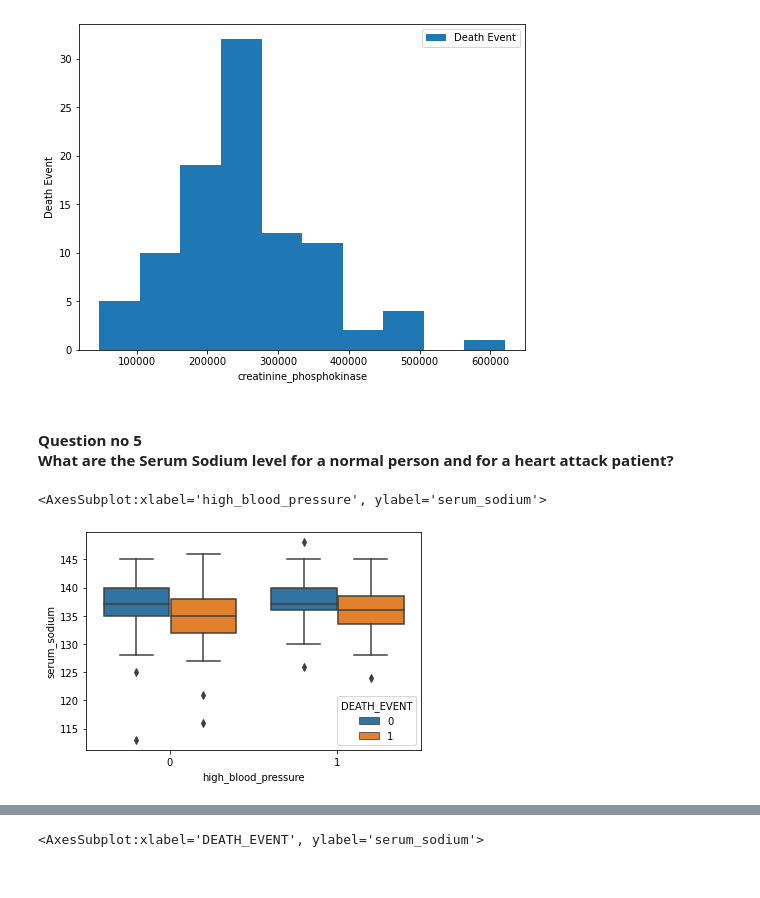
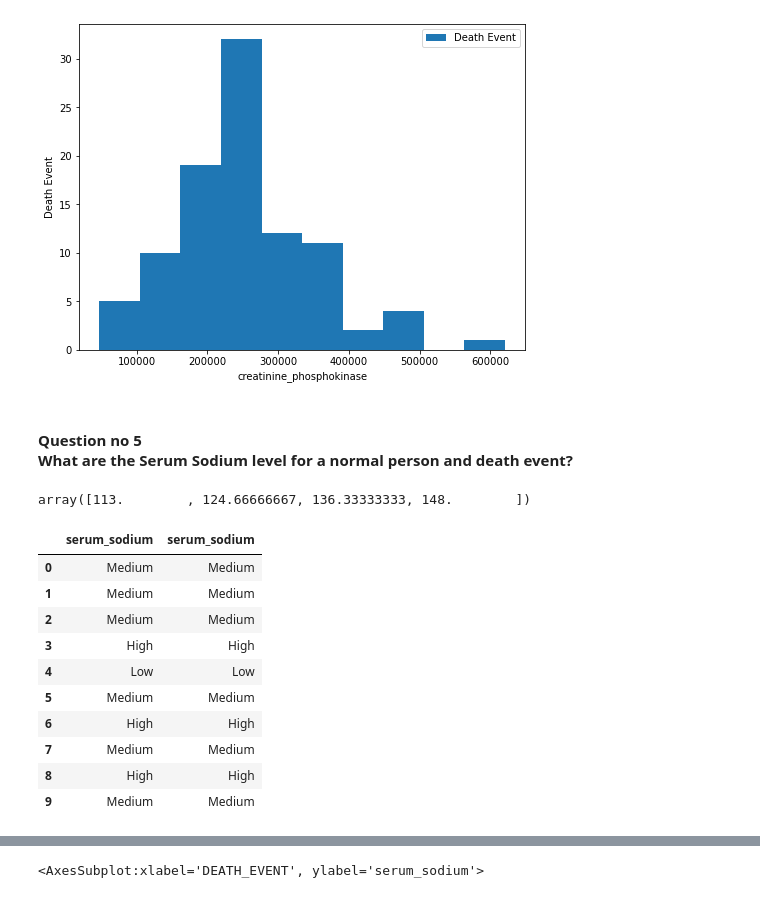
Before and after one commit to Abeeha11/IDS_Term_Project, a Jupyter notebook: Heart_Failure_Prediction.ipynb, the cells around one changed output, grey strips where cells are left out. Saved outputs shown, nothing was run; the diff lists cells and outputs as text; code cells hidden in the pictures.

```diff
--- a/Heart_Failure_Prediction.ipynb
+++ b/Heart_Failure_Prediction.ipynb
@@ -159,11 +154,11 @@ plt.legend()
 <matplotlib.legend.Legend at 0x...>
 [figure]
 # %% [markdown]
-<h4>Question no 5<br>What are the Serum Sodium level for a normal person and for a
-heart attack patient?
+<h4>Question no 5<br>What are the Serum Sodium level for a normal person and
+death event?
 </h4>
-# %%
-sns.boxplot(x='high_blood_pressure', y="serum_sodium",hue = 'DEATH_EVENT', data=heartdf)
-# %% [output]
-<AxesSubplot:xlabel='high_blood_pressure', ylabel='serum_sodium'>
-[figure, removed]
+# %%
+bins = np.linspace(min(heartdf['serum_sodium']),max(heartdf['serum_sodium']),4)
+bins
+# %% [output]
+array([113.        , 124.66666667, 136.33333333, 148.        ])
@@ -169,0 +167,15 @@ sns.boxplot(x='high_blood_pressure', y="serum_sodium",hue = 'DEATH_EVENT', data=
+# %%
+heartdf['serum_sodium'] = pd.cut(heartdf['serum_sodium'],bins,labels=group_names, include_lowest=True)
+heartdf[['serum_sodium','serum_sodium']].head(10)
+# %% [output]
+|  | serum_sodium | serum_sodium |
+| 0 | Medium | Medium |
+| 1 | Medium | Medium |
+| 2 | Medium | Medium |
+| 3 | High | High |
+| 4 | Low | Low |
+| 5 | Medium | Medium |
+| 6 | High | High |
+| 7 | Medium | Medium |
+| 8 | High | High |
+| 9 | Medium | Medium |
```
Also changed, not shown: parts of 8 cells of this notebook.
